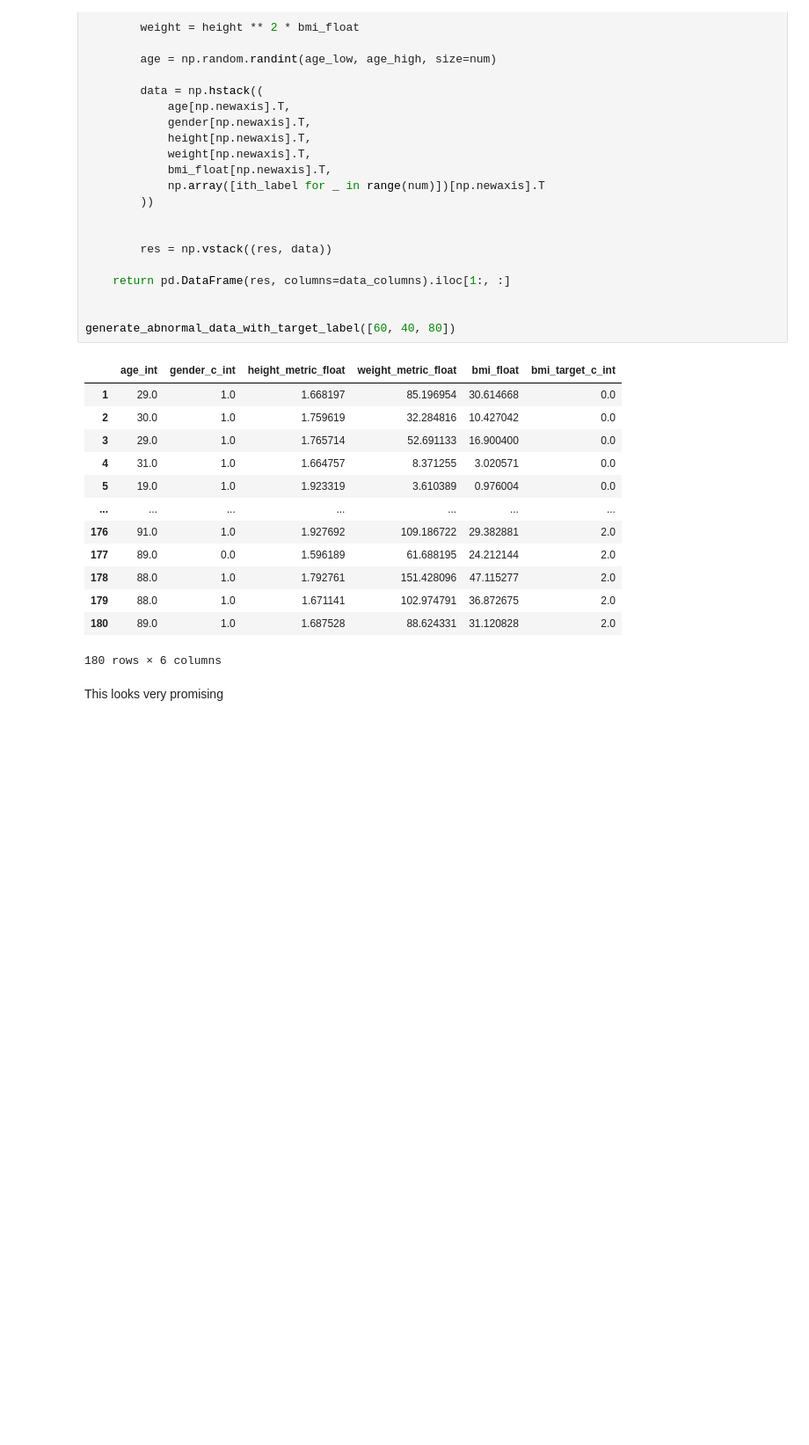
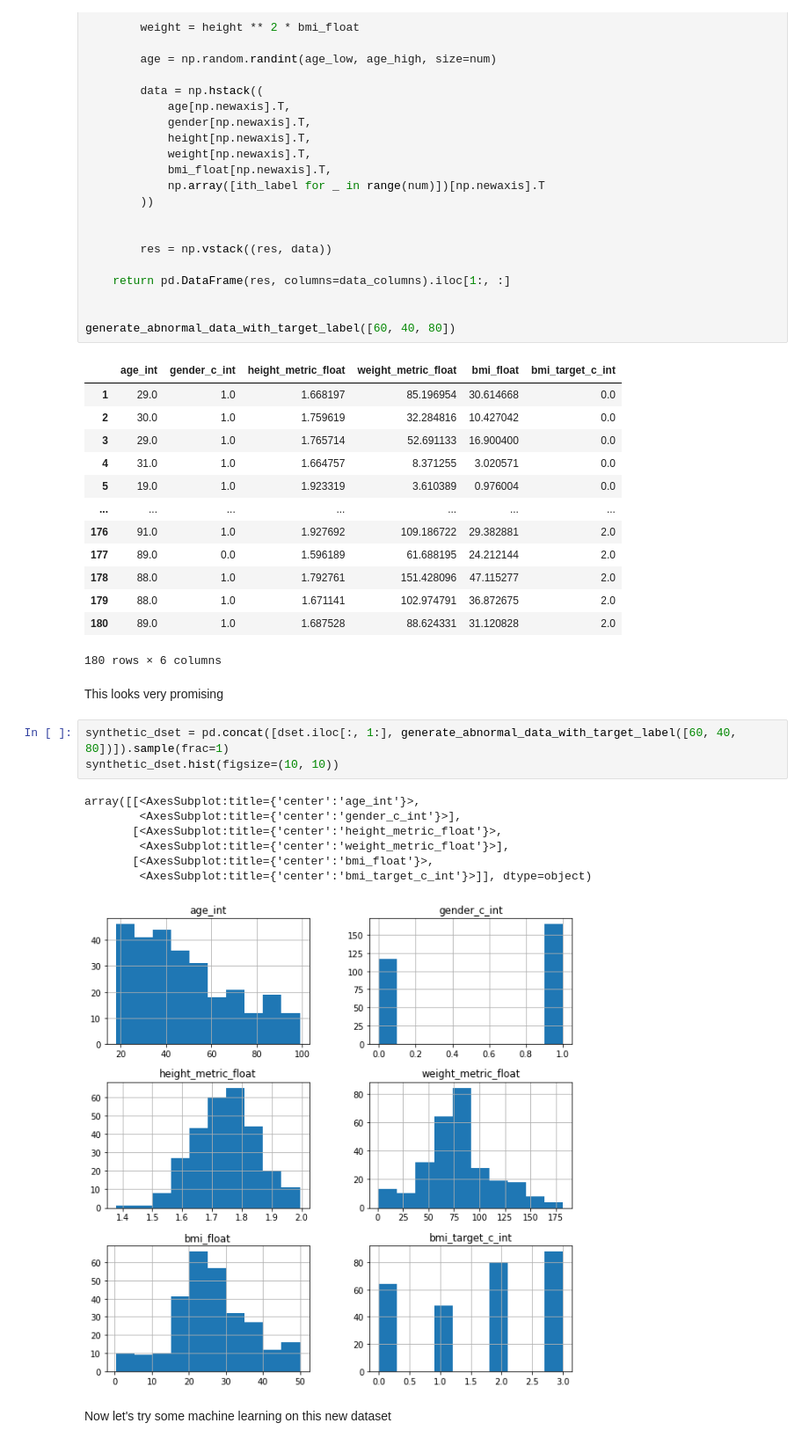
Before and after one commit to nilbot/shiny-computing-machine-bmi, a Jupyter notebook: exploratory/experiment.ipynb, the cells around one changed output. Shown at 88% size. Saved outputs shown, nothing was run; the diff lists cells and outputs as text; blank space fills up the shorter version.

```diff
--- a/exploratory/experiment.ipynb
+++ b/exploratory/experiment.ipynb
@@ -310,3 +310,16 @@ generate_abnormal_data_with_target_label([60, 40, 80])
 180 rows × 6 columns
 # %% [markdown]
 This looks very promising
+# %%
+synthetic_dset = pd.concat([dset.iloc[:, 1:], generate_abnormal_data_with_target_label([60, 40, 80])]).sample(frac=1)
+synthetic_dset.hist(figsize=(10, 10))
+# %% [output]
+array([[<AxesSubplot:title={'center':'age_int'}>,
+        <AxesSubplot:title={'center':'gender_c_int'}>],
+       [<AxesSubplot:title={'center':'height_metric_float'}>,
+        <AxesSubplot:title={'center':'weight_metric_float'}>],
+       [<AxesSubplot:title={'center':'bmi_float'}>,
+        <AxesSubplot:title={'center':'bmi_target_c_int'}>]], dtype=object)
+[figure, added]
+# %% [markdown]
+Now let's try some machine learning on this new dataset
```
Also changed, not shown: parts of 11 cells of this notebook.
